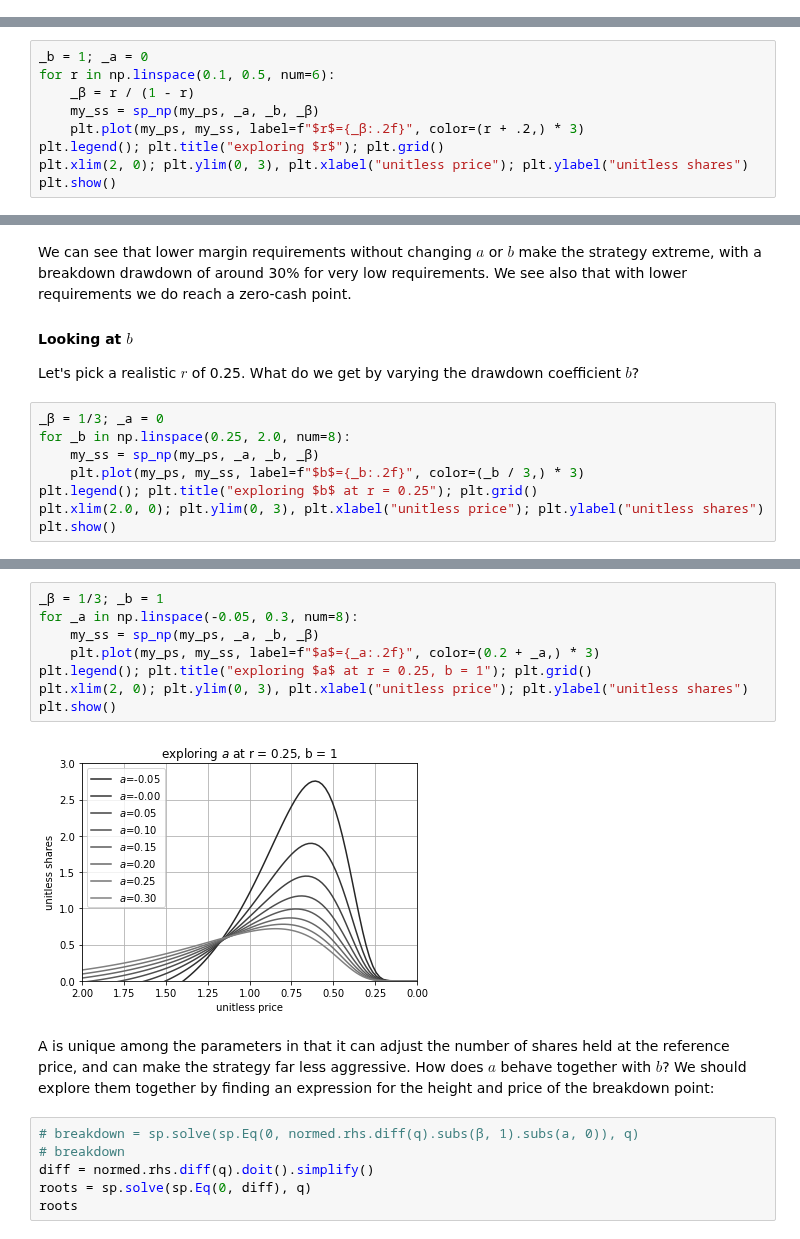
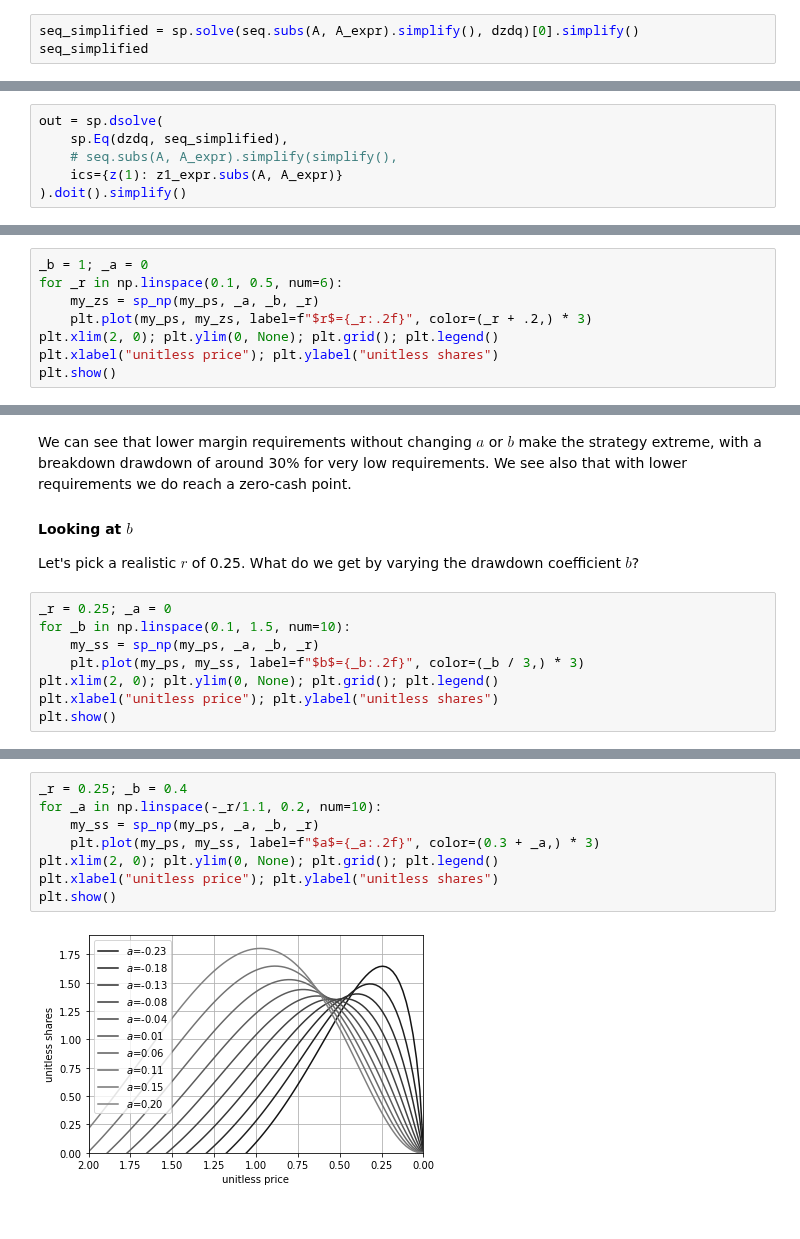
Before and after one commit to qdbp/tws_autorebalance, a Jupyter notebook: src/analysis/util_investigation.ipynb, the cells around one changed output, grey strips where cells are left out. Drawn from its saved outputs; the diff is of its cells as text.

```diff
--- a/src/analysis/util_investigation.ipynb
+++ b/src/analysis/util_investigation.ipynb
@@ -243,0 +206,3 @@ ever farther away.
+# %%
+seq_simplified = sp.solve(seq.subs(A, A_expr).simplify(), dzdq)[0].simplify()
+seq_simplified
@@ -243,0 +211,6 @@ ever farther away.
+# %%
+out = sp.dsolve(
+    sp.Eq(dzdq, seq_simplified),
+    # seq.subs(A, A_expr).simplify(simplify(),
+    ics={z(1): z1_expr.subs(A, A_expr)}
+).doit().simplify()
@@ -248,11 +272,10 @@ We can vary the margin requirement $r$ to see what happens. The transformation
 to beta is very straightforward.
 # %%
 _b = 1; _a = 0
-for r in np.linspace(0.1, 0.5, num=6):
-    _β = r / (1 - r)
-    my_ss = sp_np(my_ps, _a, _b, _β)
-    plt.plot(my_ps, my_ss, label=f"$r$={_β:.2f}", color=(r + .2,) * 3)
-plt.legend(); plt.title("exploring $r$"); plt.grid()
-plt.xlim(2, 0); plt.ylim(0, 3), plt.xlabel("unitless price"); plt.ylabel("unitless shares")
+for _r in np.linspace(0.1, 0.5, num=6):
+    my_zs = sp_np(my_ps, _a, _b, _r)
+    plt.plot(my_ps, my_zs, label=f"$r$={_r:.2f}", color=(_r + .2,) * 3)
+plt.xlim(2, 0); plt.ylim(0, None); plt.grid(); plt.legend()
+plt.xlabel("unitless price"); plt.ylabel("unitless shares")
 plt.show()
 # %% [output]
@@ -267,11 +290,11 @@ point.
 Let's pick a realistic $r$ of 0.25. What do we get by varying the drawdown
 coefficient $b$?
 # %%
-_β = 1/3; _a = 0
-for _b in np.linspace(0.25, 2.0, num=8):
-    my_ss = sp_np(my_ps, _a, _b, _β)
+_r = 0.25; _a = 0
+for _b in np.linspace(0.1, 1.5, num=10):
+    my_ss = sp_np(my_ps, _a, _b, _r)
     plt.plot(my_ps, my_ss, label=f"$b$={_b:.2f}", color=(_b / 3,) * 3)
-plt.legend(); plt.title("exploring $b$ at r = 0.25"); plt.grid()
-plt.xlim(2.0, 0); plt.ylim(0, 3), plt.xlabel("unitless price"); plt.ylabel("unitless shares")
+plt.xlim(2, 0); plt.ylim(0, None); plt.grid(); plt.legend()
+plt.xlabel("unitless price"); plt.ylabel("unitless shares")
 plt.show()
 # %% [output]
@@ -286,23 +311,12 @@ Let's look at $a$, keeping $r=0.25$ and fixing $b = 1$. $a$ controls how
 much margin we use at the reference price, and can be either negative or
 positive. Its valid range is bounded between $-\beta$ and 1.
 # %%
-_β = 1/3; _b = 1
-for _a in np.linspace(-0.05, 0.3, num=8):
-    my_ss = sp_np(my_ps, _a, _b, _β)
-    plt.plot(my_ps, my_ss, label=f"$a$={_a:.2f}", color=(0.2 + _a,) * 3)
-plt.legend(); plt.title("exploring $a$ at r = 0.25, b = 1"); plt.grid()
-plt.xlim(2, 0); plt.ylim(0, 3), plt.xlabel("unitless price"); plt.ylabel("unitless shares")
+_r = 0.25; _b = 0.4
+for _a in np.linspace(-_r/1.1, 0.2, num=10):
+    my_ss = sp_np(my_ps, _a, _b, _r)
+    plt.plot(my_ps, my_ss, label=f"$a$={_a:.2f}", color=(0.3 + _a,) * 3)
+plt.xlim(2, 0); plt.ylim(0, None); plt.grid(); plt.legend()
+plt.xlabel("unitless price"); plt.ylabel("unitless shares")
 plt.show()
 # %% [output]
-[figure, old version]
+[figure, new version]
-# %% [markdown]
-A is unique among the parameters in that it can adjust the number of
-shares held at the reference price, and can make the strategy far less aggressive.
-How does $a$ behave together with $b$? We should explore them together by
-finding an expression for the height and price of the breakdown point:
-# %%
-# breakdown = sp.solve(sp.Eq(0, normed.rhs.diff(q).subs(β, 1).subs(a, 0)), q)
-# breakdown
-diff = normed.rhs.diff(q).doit().simplify()
-roots = sp.solve(sp.Eq(0, diff), q)
-roots
```
Also changed, not shown: parts of 60 cells of this notebook.
